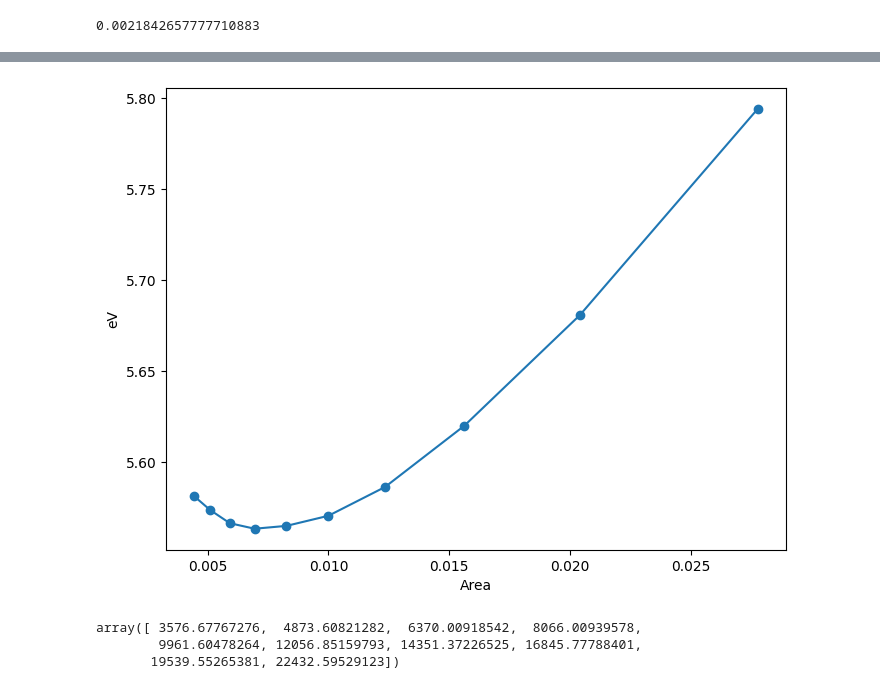
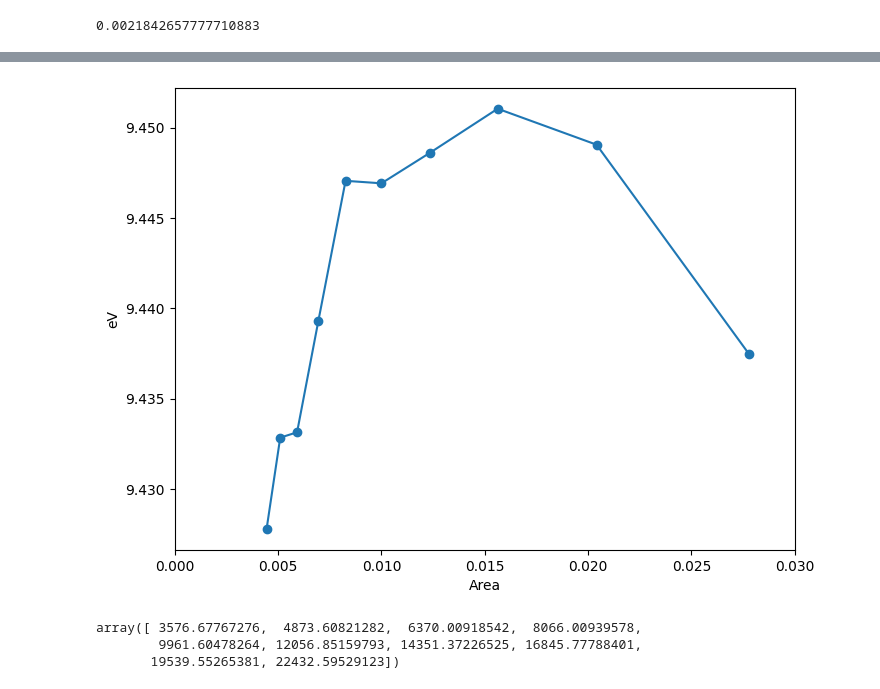
Before and after one commit to rjguo1208/potcorr, a Jupyter notebook: plot.ipynb, the cells around one changed output, grey strips where cells are left out. Saved outputs shown, nothing was run; the diff lists cells and outputs as text; code cells hidden in the pictures.

```diff
--- a/plot.ipynb
+++ b/plot.ipynb
@@ -611,19 +660,21 @@ plt.show()
 # %%
 fig,ax = plt.subplots(figsize = (8,6), dpi = 100)
 #ax.plot(1/x**2, (etot_n-exc_n)-(etot_p-exc_p))
-ax.plot(1/x**2, (etot_c-exc_c)-(etot_n-exc_n))
+#ax.plot(1/x**2, (etot_c-exc_c+ehart_c-eoec_c)-(etot_n-exc_n+ehart_n-eoec_n))
+ax.plot(1/x**2, (etot_c-exc_c+ehart_c-ebare_c)-(etot_n-exc_n+ehart_n-ebare_n))
 #ax.plot(x**2, (etot_p-exc_p))
 #ax.scatter(1/x**2, (etot_n-exc_n)-(etot_p-exc_p))
-ax.scatter(1/x**2, (etot_c-exc_c)-(etot_n-exc_n))
+#ax.scatter(1/x**2, (etot_c-exc_c+ehart_c-eoec_c)-(etot_n-exc_n+ehart_n-eoec_n))
+ax.scatter(1/x**2, (etot_c-exc_c+ehart_c-ebare_c)-(etot_n-exc_n+ehart_n-ebare_n))
 #ax.scatter(x**2, (etot_p-exc_p))
 plt.title('')
 
 plt.ylabel('eV')
 plt.xlabel('Area')
-
+plt.xlim(0,0.03)
 plt.show()
 # %% [output]
-[figure, old version]
+[figure, new version]
 # %%
 etot_c-etot_n -exc_c
 # %% [output]
```
Also changed, not shown: parts of 21 cells of this notebook, 4 other files.
